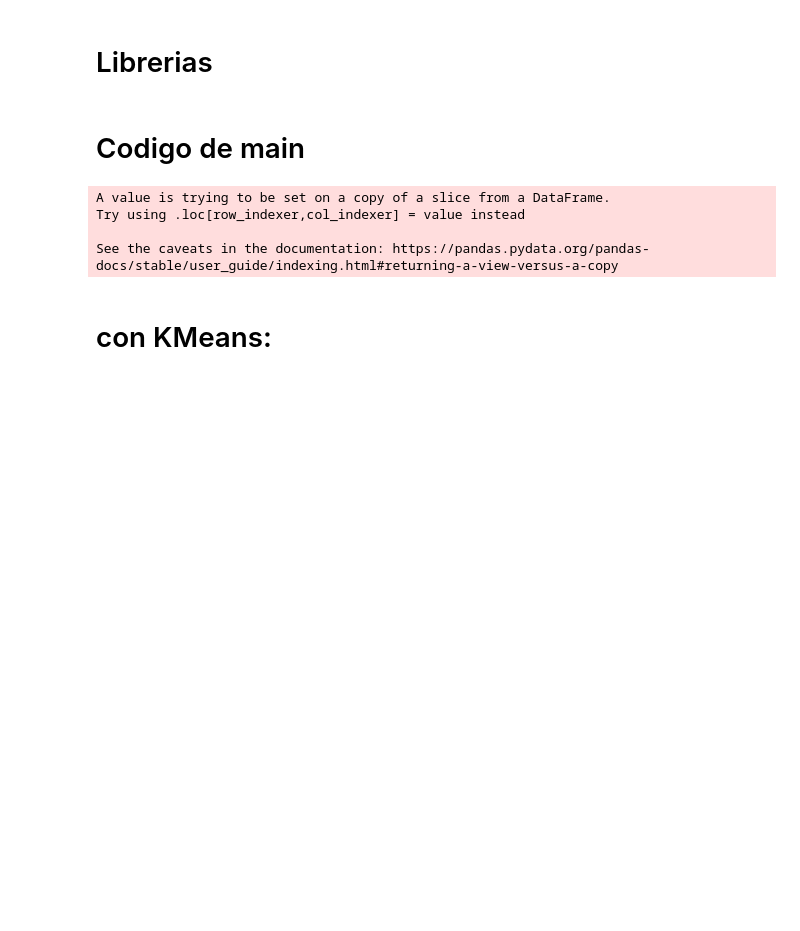
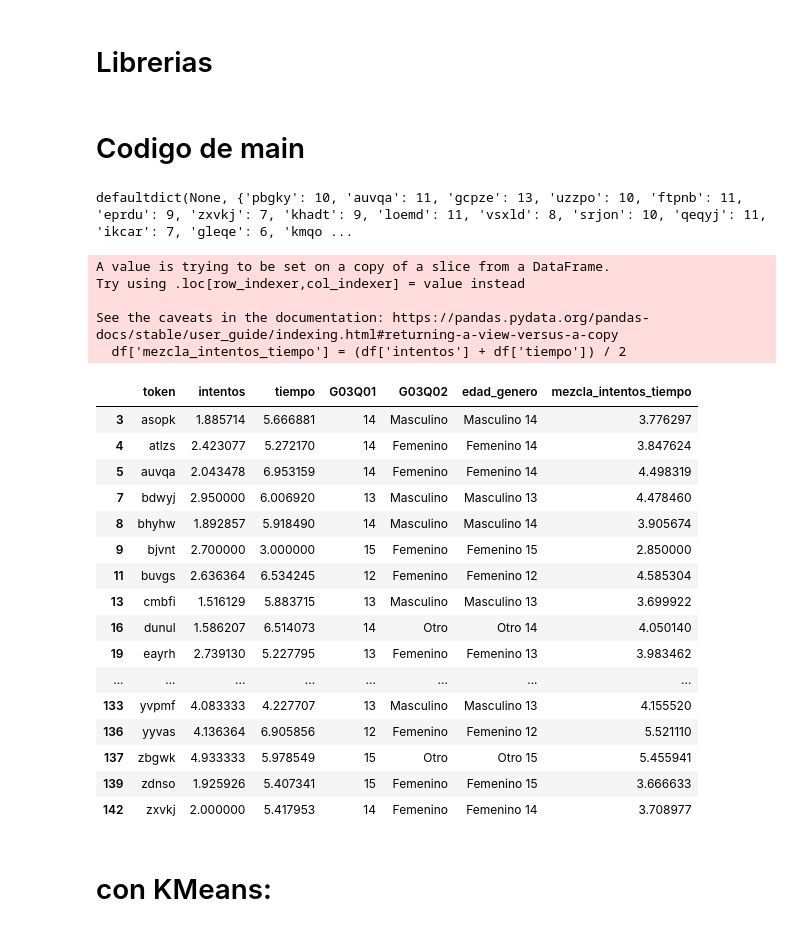
Before and after one commit to angelhort/TFG_Articoding_22-23, a Jupyter notebook: Back/cuestionarios.ipynb, the cells around one changed output. Drawn from its saved outputs; the diff is of its cells as text; code cells hidden in the pictures; blank space fills up the shorter version.

```diff
--- a/Back/cuestionarios.ipynb
+++ b/Back/cuestionarios.ipynb
@@ -12,5 +12,11 @@ import statistics
 import json
 import re
 import matplotlib.pyplot as plt
+from datetime import timedelta
+import plotly.express as px
+from sklearn.preprocessing import OneHotEncoder
+pd.set_option('display.max_rows', None)
+pd.set_option('display.max_columns', None)
+import xml.etree.ElementTree as ET
 # %% [markdown]
 # Codigo de main
@@ -96,3 +507,13 @@ intentosMedios_Individual = getIntentosMedios_HastaCompletarNivel(resultados_Tie
+# %%
+resultados_Tiempos_Nivel_Jugador = extraerTiemposPorNivelJugador(rawData)
+res = defaultdict()
+
+for j in resultados_Tiempos_Nivel_Jugador["erroresCodigo"]:
+    res[j] = len(resultados_Tiempos_Nivel_Jugador["erroresCodigo"][j])
+
+print(res)
+# %% [output]
+defaultdict(None, {'pbgky': 10, 'auvqa': 11, 'gcpze': 13, 'uzzpo': 10, 'ftpnb': 11, 'eprdu': 9, 'zxvkj': 7, 'khadt': 9, 'loemd': 11, 'vsxld': 8, 'srjon': 10, 'qeqyj': 11, 'ikcar': 7, 'gleqe': 6, 'kmqo ...
 # %%
 filename = 'results-survey976727_pre.csv'
 data = pd.read_csv(filename, sep=';', header=0)
@@ -116,30 +541,69 @@ promedio_intentos = df_stacked.groupby('token')['intentos'].mean()
 # Crear DataFrame final
 df_final = pd.DataFrame({'token': promedio_intentos.index, 'intentos': promedio_intentos.values})
 
-df_global = pd.merge(df_final, data, on='token')
+
+# Convertir índice de df_tiempoInteraccion_Interaccion_Jugador en columna
+df_tiempoInteraccion_Interaccion_Jugador2 = df_tiempoInteraccion_Interaccion_Jugador.stack().reset_index()
+df_tiempoInteraccion_Interaccion_Jugador2.columns = ['nivel', 'token', 'tiempo']
+
+# Calcular promedio de intentos por jugador
+promedio_interaccion = df_tiempoInteraccion_Interaccion_Jugador2.groupby('token')['tiempo'].mean()
+
+# Crear DataFrame final
+df_final2 = pd.DataFrame({'token': promedio_interaccion.index, 'tiempo': promedio_interaccion.values})
+
+# Unir con intentosJugadores usando merge en'token'
+df_jugadores = pd.merge(df_final, df_final2, on=['token'])
+
+# Unir con data usando merge en 'token'
+df_global = pd.merge(df_jugadores, data, on='token')
 #df_global
+#df_jugadores
 # %%
 # Calcular los límites de los valores atípicos
 # regla empírica, que establece que los valores atípicos se encuentran a más de 3 desviaciones estándar de la media.
 
 Q1_edad = df_global['G03Q01'].quantile(0.25)
 Q3_edad = df_global['G03Q01'].quantile(0.75)
 IQR_edad = Q3_edad - Q1_edad
 outlier_threshold_edad = Q3_edad + 1.5*IQR_edad
 
 Q1_intentos = df_global['intentos'].quantile(0.25)
 Q3_intentos = df_global['intentos'].quantile(0.75)
 IQR_intentos = Q3_intentos - Q1_intentos
 outlier_threshold_intentos = Q3_intentos + 1.5*IQR_intentos
 
-df = df_global[(df_global['G03Q01'] <= outlier_threshold_edad) & (df_global['intentos'] <= outlier_threshold_intentos)]
+df = df_global[(df_global['G03Q01'] <= outlier_threshold_edad) & (df_global['intentos'] <= outlier_threshold_intentos) & (df_global['tiempo'] <= outlier_threshold_intentos)]
 
-df['genero_num'] = df['G03Q02'].map({'Masculino': 0, 'Femenino': 1, 'Otro': 2})
+# Crear una nueva columna que represente la mezcla al 50% de intentos y tiempo
+df['mezcla_intentos_tiempo'] = (df['intentos'] + df['tiempo']) / 2
+
+#df['mezcla_intentos_tiempo'] = df['intentos']*0.3 + df['tiempo']*0.7
+
+#df['mezcla_intentos_tiempo'] = df['intentos']*0.7 + df['tiempo']*0.3
 
 
-#df
+df
 # %% [output]
 A value is trying to be set on a copy of a slice from a DataFrame.
 Try using .loc[row_indexer,col_indexer] = value instead
 
 See the caveats in the documentation: https://pandas.pydata.org/pandas-docs/stable/user_guide/indexing.html#returning-a-view-versus-a-copy
+  df['mezcla_intentos_tiempo'] = (df['intentos'] + df['tiempo']) / 2
+|  | token | intentos | tiempo | G03Q01 | G03Q02 | edad_genero | mezcla_intentos_tiempo |
+| 3 | asopk | 1.885714 | 5.666881 | 14 | Masculino | Masculino 14 | 3.776297 |
+| 4 | atlzs | 2.423077 | 5.272170 | 14 | Femenino | Femenino 14 | 3.847624 |
+| 5 | auvqa | 2.043478 | 6.953159 | 14 | Femenino | Femenino 14 | 4.498319 |
+| 7 | bdwyj | 2.950000 | 6.006920 | 13 | Masculino | Masculino 13 | 4.478460 |
+| 8 | bhyhw | 1.892857 | 5.918490 | 14 | Masculino | Masculino 14 | 3.905674 |
+| 9 | bjvnt | 2.700000 | 3.000000 | 15 | Femenino | Femenino 15 | 2.850000 |
+| 11 | buvgs | 2.636364 | 6.534245 | 12 | Femenino | Femenino 12 | 4.585304 |
+| 13 | cmbfi | 1.516129 | 5.883715 | 13 | Masculino | Masculino 13 | 3.699922 |
+| 16 | dunul | 1.586207 | 6.514073 | 14 | Otro | Otro 14 | 4.050140 |
+| 19 | eayrh | 2.739130 | 5.227795 | 13 | Femenino | Femenino 13 | 3.983462 |
+| ... | ... | ... | ... | ... | ... | ... | ... |
+| 133 | yvpmf | 4.083333 | 4.227707 | 13 | Masculino | Masculino 13 | 4.155520 |
+| 136 | yyvas | 4.136364 | 6.905856 | 12 | Femenino | Femenino 12 | 5.521110 |
+| 137 | zbgwk | 4.933333 | 5.978549 | 15 | Otro | Otro 15 | 5.455941 |
+| 139 | zdnso | 1.925926 | 5.407341 | 15 | Femenino | Femenino 15 | 3.666633 |
+| 142 | zxvkj | 2.000000 | 5.417953 | 14 | Femenino | Femenino 14 | 3.708977 |
```
Also changed, not shown: parts of 15 cells of this notebook.
